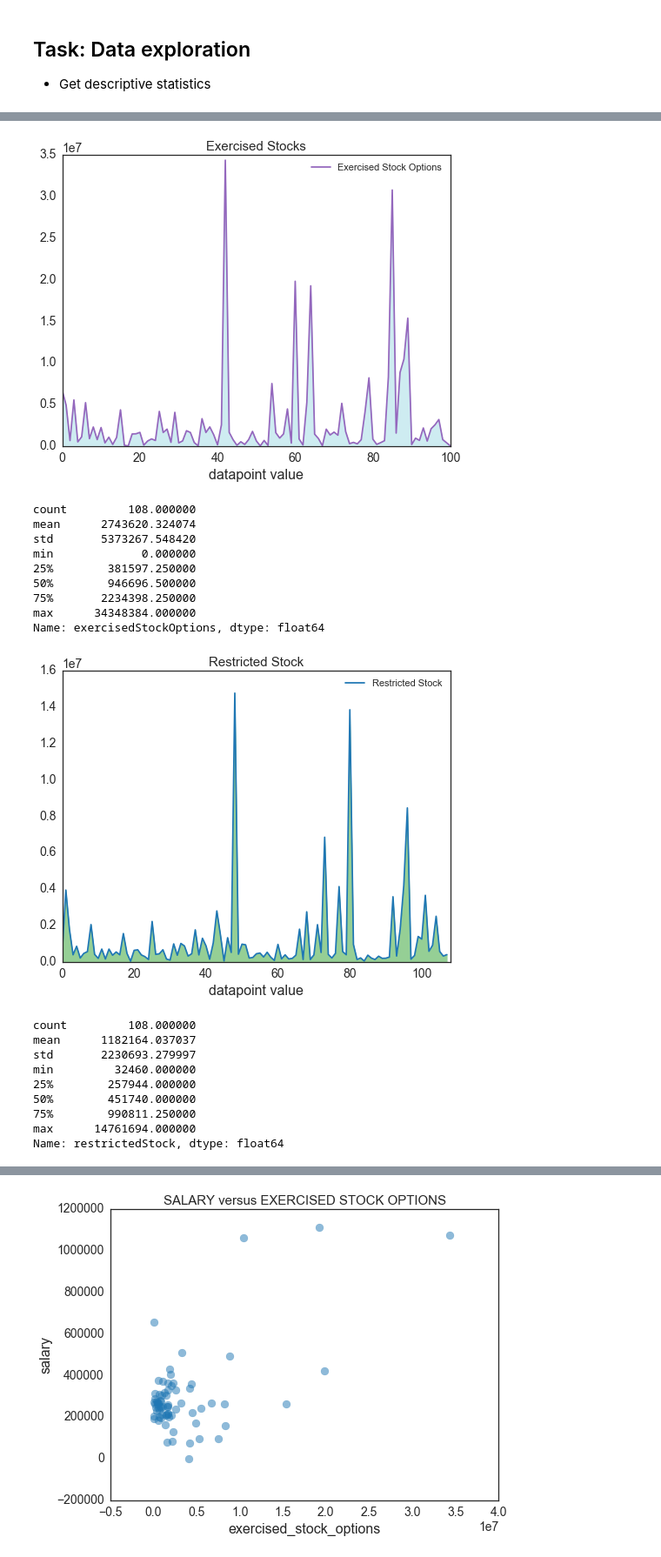
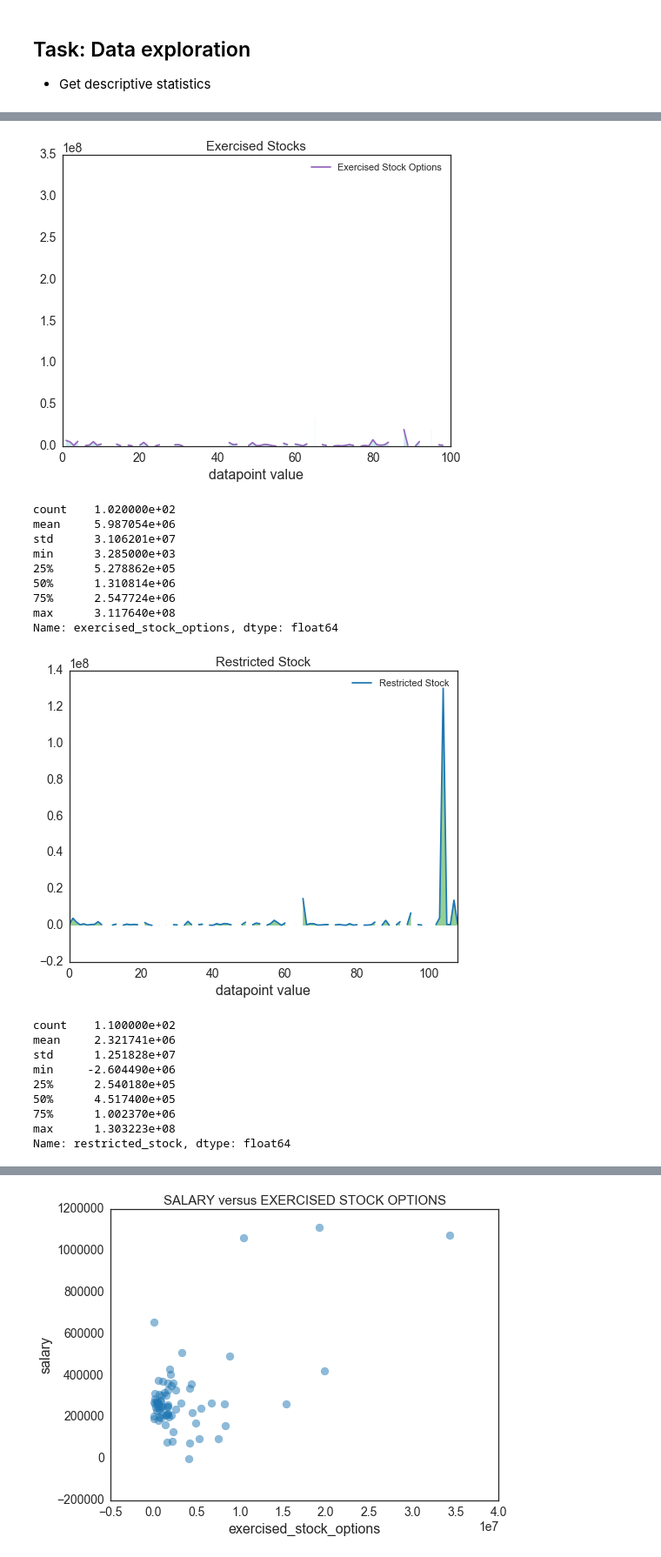
Before and after one commit to omoju/identifyFraudFromEnronEmail, a Jupyter notebook: IdentifyFraudFromEnronEmail.ipynb, the cells around one changed output, grey strips where cells are left out. Shown at 87% size. Cells and saved outputs as stored; diff of their text form; code cells hidden in the pictures.

```diff
--- a/IdentifyFraudFromEnronEmail.ipynb
+++ b/IdentifyFraudFromEnronEmail.ipynb
@@ -78,13 +77,13 @@ from __future__ import division
 allFeatures = ['poi',
 'bonus','deferral_payments',
 'deferred_income', 'director_fees','exercised_stock_options','expenses',
-'fraction_from_poi','fraction_to_poi','from_messages','from_poi_to_this_person','from_this_person_to_poi',
+'from_messages','from_poi_to_this_person','from_this_person_to_poi',
 'loan_advances','long_term_incentive','other','restricted_stock','restricted_stock_deferred', 'salary',
 'shared_receipt_with_poi','to_messages','total_payments','total_stock_value']
 
 # 'email_address' I took out this feature because it could not be converted to an int or float
 
-mydata = featureFormat(data_dict, allFeatures)
+mydata = featureFormat(data_dict, allFeatures, remove_NaN=False, remove_all_zeroes=False, remove_any_zeroes=False)
 # %%
 df = pd.DataFrame(mydata)
 df.columns = allFeatures
@@ -248,9 +198,4 @@ exerStockOptions:  100
 # %%
-import pandas as pd
-
-
-df = pd.DataFrame({'salary': salary, 'bonus': bonus, 'exercisedStockOptions': exerStockOptions,
-                   'restrictedStock': restrictedStock})
 x = range(0,len(df))
 
 pltSalary = df['salary']
@@ -281,8 +226,8 @@ Name: salary, dtype: float64
 # %%
 x = range(0,len(df))
 
-plt.plot(x, df['exercisedStockOptions'], label='Exercised Stock Options', color=tableau20[8])
-fill_between(x, df['exercisedStockOptions'], 0, alpha=0.5, color=tableau20[19])
+plt.plot(x, df['exercised_stock_options'], label='Exercised Stock Options', color=tableau20[8])
+fill_between(x, df['exercised_stock_options'], 0, alpha=0.5, color=tableau20[19])
 
 _= plt.xlabel('datapoint value')
 _= plt.title('Exercised Stocks')
@@ -291,44 +236,44 @@ _= plt.legend()
 plt.xlim(0, 100)
 plt.show()
 
-df['exercisedStockOptions'].describe()
+df['exercised_stock_options'].describe()
 # %% [output]
-[figure, old version]
+[figure, new version]
-count         108.000000
-mean      2743620.324074
-std       5373267.548420
-min             0.000000
-25%        381597.250000
-50%        946696.500000
-75%       2234398.250000
-max      34348384.000000
-Name: exercisedStockOptions, dtype: float64
+count    1.020000e+02
+mean     5.987054e+06
+std      3.106201e+07
+min      3.285000e+03
+25%      5.278862e+05
+50%      1.310814e+06
+75%      2.547724e+06
+max      3.117640e+08
+Name: exercised_stock_options, dtype: float64
 # %%
 x = range(0,len(df))
 
-plt.plot(x, df['restrictedStock'], label='Restricted Stock', color=tableau20[0])
-fill_between(x, df['restrictedStock'], 0, alpha=0.5, color=tableau20[4])
+plt.plot(x, df['restricted_stock'], label='Restricted Stock', color=tableau20[0])
+fill_between(x, df['restricted_stock'], 0, alpha=0.5, color=tableau20[4])
 
 _= plt.xlabel('datapoint value')
 _= plt.title('Restricted Stock')
 
 _= plt.legend()
 
 plt.xlim(0, 108)
 plt.show()
 
-df['restrictedStock'].describe()
+df['restricted_stock'].describe()
 # %% [output]
-[figure, old version]
+[figure, new version]
-count         108.000000
-mean      1182164.037037
-std       2230693.279997
-min         32460.000000
-25%        257944.000000
-50%        451740.000000
-75%        990811.250000
-max      14761694.000000
-Name: restrictedStock, dtype: float64
+count    1.100000e+02
+mean     2.321741e+06
+std      1.251828e+07
+min     -2.604490e+06
+25%      2.540180e+05
+50%      4.517400e+05
+75%      1.002370e+06
+max      1.303223e+08
+Name: restricted_stock, dtype: float64
 # %%
 x = range(0,len(df))
 
```
Also changed, not shown: parts of 23 cells of this notebook, 1 other file.
